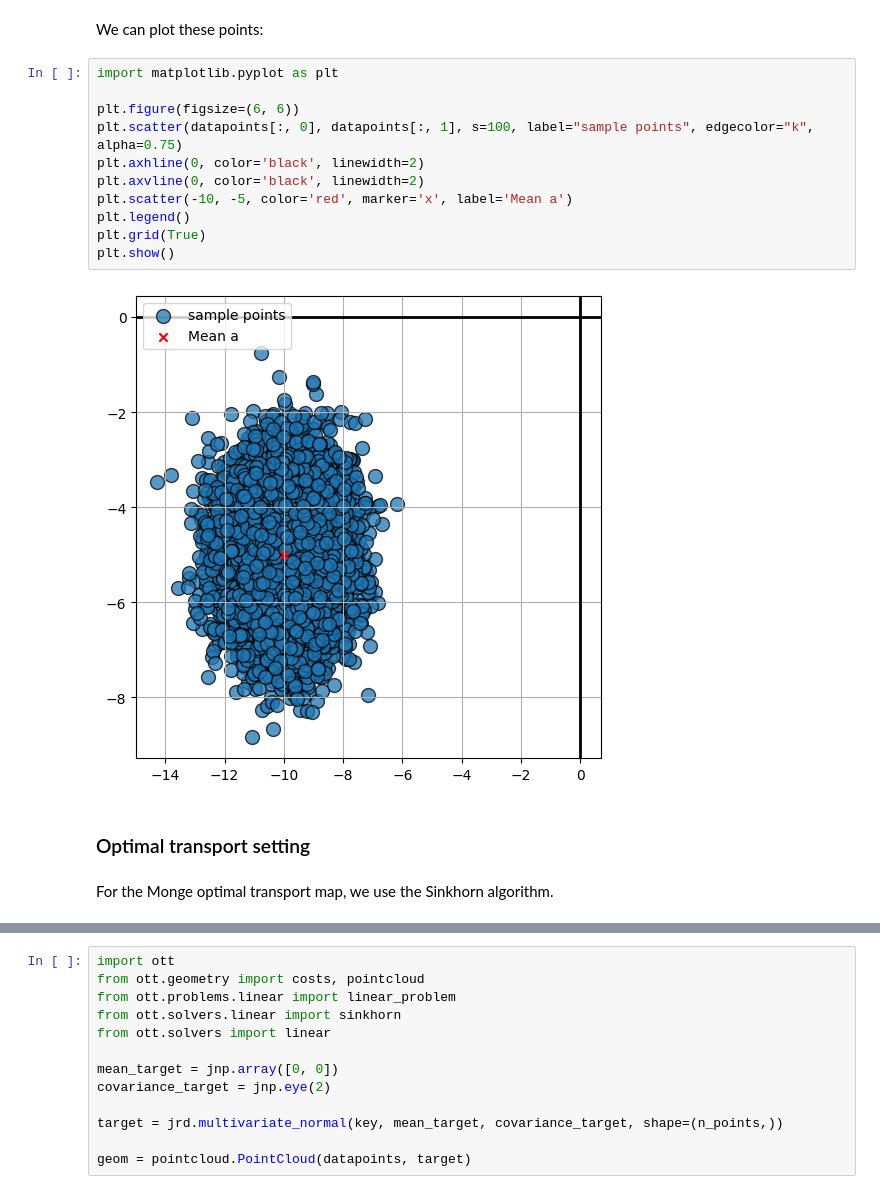
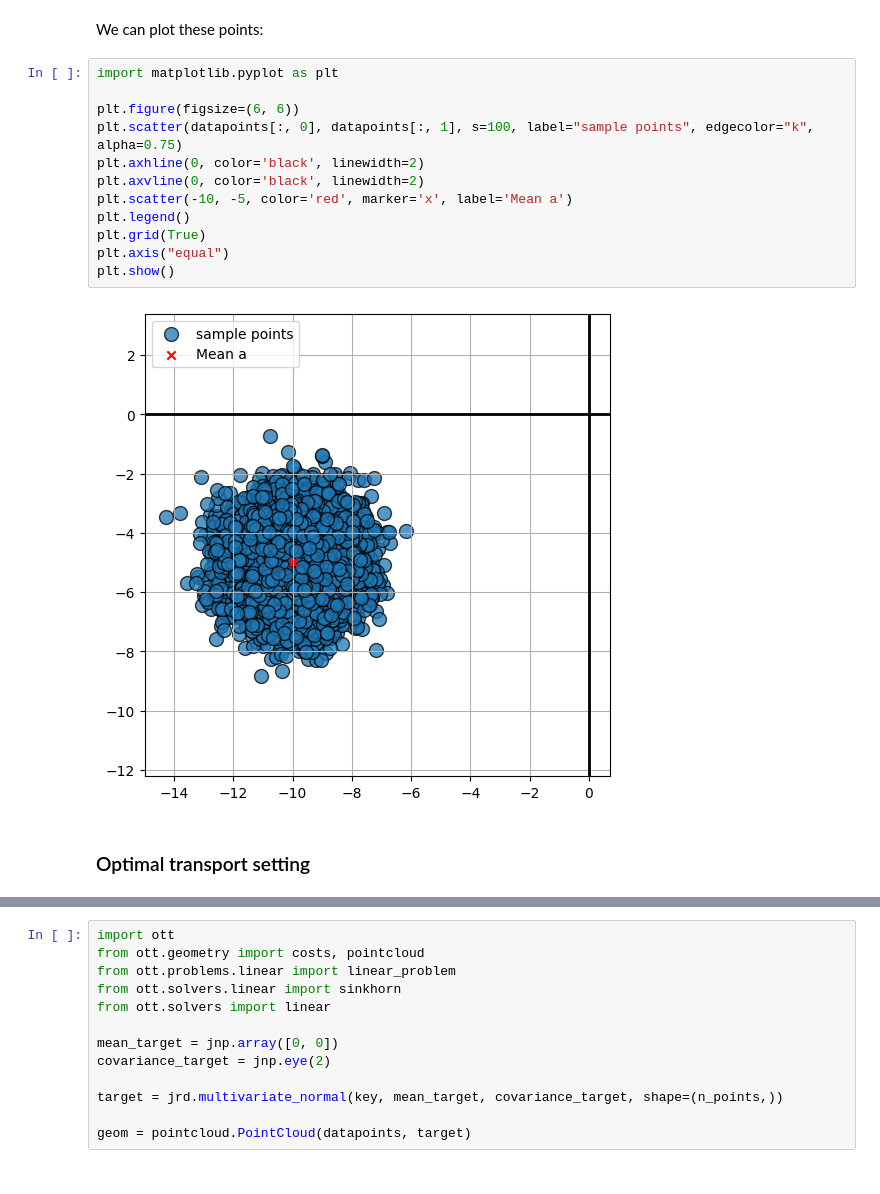
Before and after one commit to lucasdegeorge/diffusion_ot, a Jupyter notebook: experiment.ipynb, the cells around one changed output, grey strips where cells are left out. Saved outputs shown, nothing was run; the diff lists cells and outputs as text.

```diff
--- a/experiment.ipynb
+++ b/experiment.ipynb
@@ -131,17 +113,16 @@ We can plot these points:
 # %%
 import matplotlib.pyplot as plt
 
 plt.figure(figsize=(6, 6))
 plt.scatter(datapoints[:, 0], datapoints[:, 1], s=100, label="sample points", edgecolor="k", alpha=0.75)
 plt.axhline(0, color='black', linewidth=2)
 plt.axvline(0, color='black', linewidth=2)
 plt.scatter(-10, -5, color='red', marker='x', label='Mean a')
 plt.legend()
 plt.grid(True)
+plt.axis("equal")
 plt.show()
 # %% [output]
-[figure, old version]
+[figure, new version]
 # %% [markdown]
 ### Optimal transport setting
-# %% [markdown]
-For the Monge optimal transport map, we use the Sinkhorn algorithm.
```
Also changed, not shown: parts of 23 cells of this notebook.
